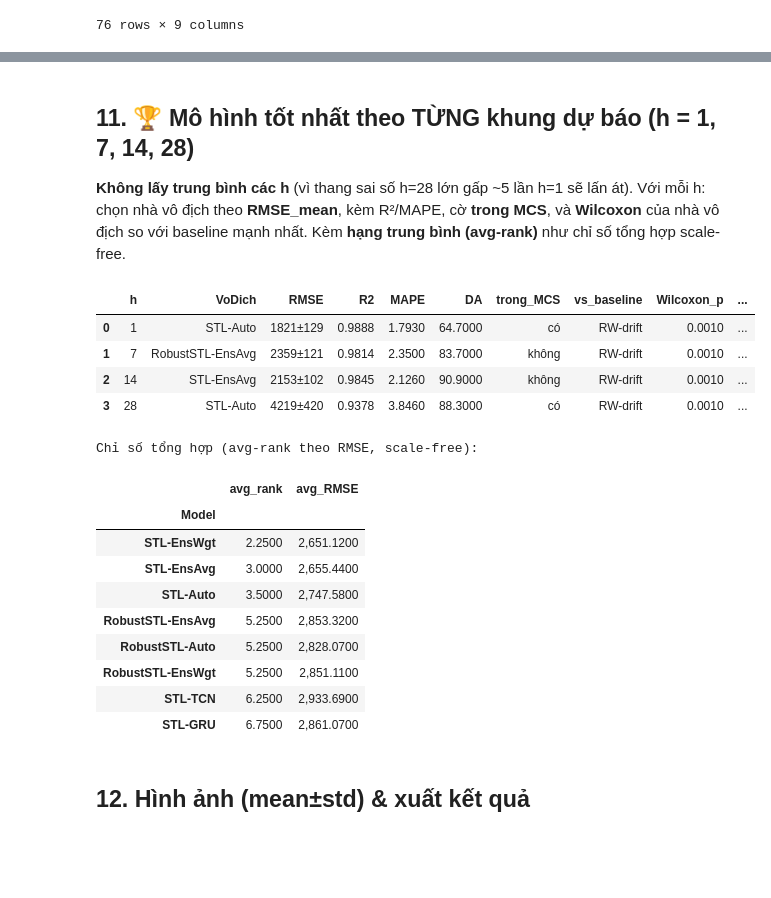
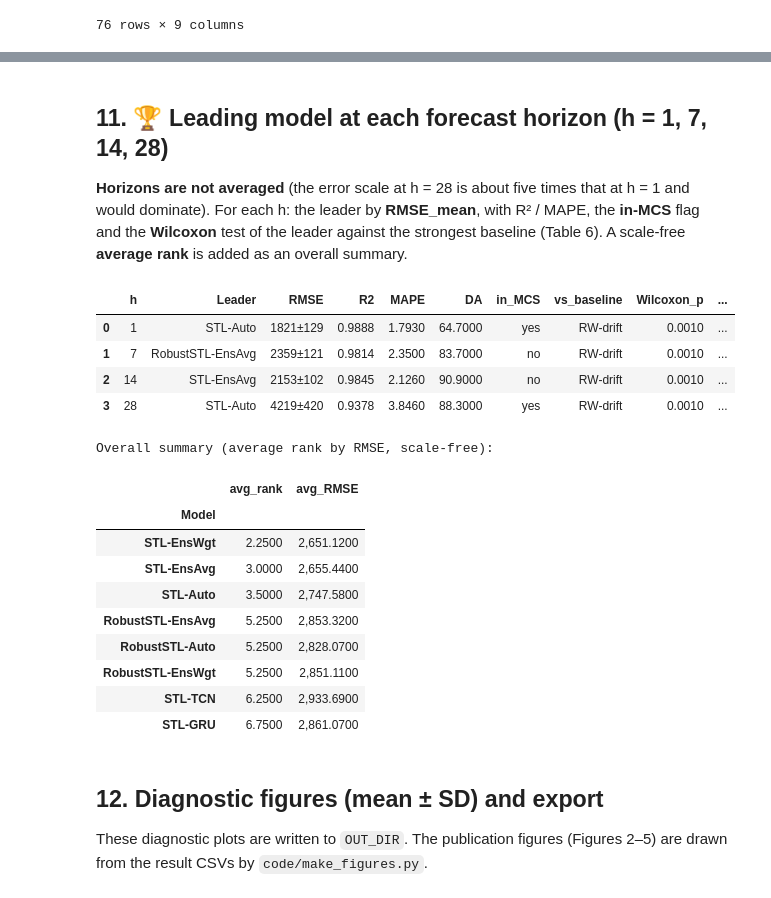
Before and after one commit to HOAHCE/Decomposition-Ensembles-for-Bitcoin-Price-Forecasting, a Jupyter notebook: code/decomposition_ensemble_experiments.ipynb, the cells around one changed output, grey strips where cells are left out. Saved outputs shown, nothing was run; the diff lists cells and outputs as text; code cells hidden in the pictures; blank space fills up the shorter version.

```diff
--- a/code/decomposition_ensemble_experiments.ipynb
+++ b/code/decomposition_ensemble_experiments.ipynb
@@ -332,6 +389,6 @@ Xong đa seed. Số mô hình: 19
 # %%
 def metrics_all_seeds(name):
-    "Trả DataFrame per-seed metrics cho 1 mô hình."
+    "Per-seed metrics of one model as a DataFrame."
     rr=[]
     for s in PRED[name]:
         for h in HZ:
@@ -350,10 +407,10 @@ for name in PRED:
 agg=pd.DataFrame(rows).sort_values(['h','RMSE_mean']).reset_index(drop=True)
 pd.set_option('display.float_format',lambda v:f'{v:,.4f}')
 display(agg); agg.to_csv(os.path.join(CONFIG['OUT_DIR'],'aggregate_mean_std.csv'),index=False)
-# ma trận RMSE_mean±std
+# model x horizon matrices of the seed means (sources of Tables 3-5)
 for met in ['RMSE','MAPE','R2']:
     piv=agg.pivot_table(index='Model',columns='h',values=f'{met}_mean')
-    piv.to_csv(os.path.join(CONFIG['OUT_DIR'],f'{met}_mean_matrix.csv')); print(f'\n== {met} (mean qua seed) =='); display(piv)
+    piv.to_csv(os.path.join(CONFIG['OUT_DIR'],f'{met}_mean_matrix.csv')); print(f'\n== {met} (mean across seeds) =='); display(piv)
 # %% [output]
 |  | Model | h | RMSE_mean | RMSE_std | MAPE_mean | MAPE_std | R2_mean | R2_std | DA_mean | TheilU_mean |
 | 0 | STL-Auto | 1 | 1,821.1662 | 128.8982 | 1.7926 | 0.1639 | 0.9888 | 0.0016 | 64.6575 | 0.8652 |
@@ -459,11 +516,11 @@ savg.to_csv(os.path.join(CONFIG['OUT_DIR'],'seed_averaged_metrics.csv'),index=Fa
 | 75 | ARIMA | 28 | 10,985.9734 | 8,365.3607 | 9.6962 | 10.1420 | 0.5821 | 1.0000 | 41.1243 |
 76 rows × 9 columns
 # %%
-# Diebold-Mariano: mô hình tốt nhất (theo RMSE_mean trung bình các h) vs baseline
+# Diebold-Mariano: best proposed model (lowest RMSE averaged over horizons) vs. each baseline (Table 7)
 if CONFIG['RUN_DM']:
     meanrmse={name:np.mean([AVGM[name][h]['RMSE'] for h in HZ]) for name in AVG}
     prop=[m for m in AVG if any(t in m for t in ['Auto','EnsWgt','EnsAvg','-TCN','-NBEATS'])]
-    best=min(prop,key=lambda m:meanrmse[m]); print('Đề xuất tốt nhất:',best)
+    best=min(prop,key=lambda m:meanrmse[m]); print('Best proposed model:',best)
     bases=[m for m in ['ARIMA','RW-drift','GRU(direct)','TCN(direct)','NBEATS(direct)'] if m in AVG]
     def es(name,h): a=AVG[name][h]; return a['y_true']-a['y_pred'],a['idx']
     rows=[]
@@ -472,7 +529,7 @@ if CONFIG['RUN_DM']:
         for b in bases:
             e2,i2=es(b,h);com=np.intersect1d(ib,i2)
             st,p=dm_test(eb[np.isin(ib,com)],e2[np.isin(i2,com)],h=h)
-            rows.append(dict(DeXuat=best,Baseline=b,h=h,DM=st,p=p,
-                KetLuan=('đề xuất tốt hơn' if st<0 and p<0.05 else 'baseline tốt hơn' if st>0 and p<0.05 else 'không khác biệt')))
+            rows.append(dict(Proposed=best,Baseline=b,h=h,DM=st,p=p,
+                Conclusion=('proposed better' if st<0 and p<0.05 else 'baseline better' if st>0 and p<0.05 else 'no difference')))
     dmt=pd.DataFrame(rows); display(dmt); dmt.to_csv(os.path.join(CONFIG['OUT_DIR'],'DM_seedavg.csv'),index=False)
 # %% [output]
@@ -597,6 +655,6 @@ Với 10 seed, Wilcoxon **hai phía** có thể đạt tới p≈0.002 (5 seed c
 # %%
 def per_seed_rmse(name):
-    "dict h-> np.array RMSE theo thứ tự SEEDS."
+    "dict h -> np.array of RMSE values in SEEDS order."
     out={h:[] for h in HZ}
     for s in SEEDS:
         for h in HZ:
@@ -611,19 +669,19 @@ for pm in prop_names:
     pr=per_seed_rmse(pm)
     for h in HZ:
         vals=pr[h]
-        for bn in det_base:                       # một mẫu
+        for bn in det_base:                       # one-sample
             br=AVGM[bn][h]['RMSE']; diff=vals-br
             try: wp=stats.wilcoxon(diff,alternative='less').pvalue if np.any(diff!=0) else np.nan
             except: wp=np.nan
-            rows.append(dict(DeXuat=pm,Baseline=bn,loai='1-mẫu',h=h,RMSE_mean=vals.mean(),RMSE_std=vals.std(),
-                base_RMSE=br,wilcoxon_p=wp,co_y_nghia=(wp<0.05 if wp==wp else False)))
-        for bn in stoch_base:                      # ghép cặp
+            rows.append(dict(Proposed=pm,Baseline=bn,test_type='one-sample',h=h,RMSE_mean=vals.mean(),RMSE_std=vals.std(),
+                base_RMSE=br,wilcoxon_p=wp,significant=(wp<0.05 if wp==wp else False)))
+        for bn in stoch_base:                      # paired
             bvals=per_seed_rmse(bn)[h]; diff=vals-bvals
             try: wp=stats.wilcoxon(vals,bvals,alternative='less').pvalue if np.any(diff!=0) else np.nan
             except: wp=np.nan
-            rows.append(dict(DeXuat=pm,Baseline=bn,loai='ghép-cặp',h=h,RMSE_mean=vals.mean(),RMSE_std=vals.std(),
-                base_RMSE=bvals.mean(),wilcoxon_p=wp,co_y_nghia=(wp<0.05 if wp==wp else False)))
+            rows.append(dict(Proposed=pm,Baseline=bn,test_type='paired',h=h,RMSE_mean=vals.mean(),RMSE_std=vals.std(),
+                base_RMSE=bvals.mean(),wilcoxon_p=wp,significant=(wp<0.05 if wp==wp else False)))
 wil=pd.DataFrame(rows); wil.to_csv(os.path.join(CONFIG['OUT_DIR'],'wilcoxon_seed.csv'),index=False)
-print('Tỉ lệ so sánh có ý nghĩa (p<0.05):',f"{wil.co_y_nghia.mean()*100:.0f}%")
+print('Share of significant comparisons (p<0.05):',f"{wil.significant.mean()*100:.0f}%")
 display(wil[wil.h.isin([1,28])].head(30))
 # %% [output]
@@ -648,39 +706,40 @@ Tỉ lệ so sánh có ý nghĩa (p<0.05): 85%
 # %% [markdown]
-## 11. 🏆 Mô hình tốt nhất theo TỪNG khung dự báo (h = 1, 7, 14, 28)
-**Không lấy trung bình các h** (vì thang sai số h=28 lớn gấp ~5 lần h=1 sẽ lấn át). Với mỗi h: chọn nhà
-vô địch theo **RMSE_mean**, kèm R²/MAPE, cờ **trong MCS**, và **Wilcoxon** của nhà vô địch so với baseline
-mạnh nhất. Kèm **hạng trung bình (avg-rank)** như chỉ số tổng hợp scale-free.
+## 11. 🏆 Leading model at each forecast horizon (h = 1, 7, 14, 28)
+**Horizons are not averaged** (the error scale at h = 28 is about five times that at h = 1 and would
+dominate). For each h: the leader by **RMSE_mean**, with R² / MAPE, the **in-MCS** flag and the
+**Wilcoxon** test of the leader against the strongest baseline (Table 6). A scale-free **average rank**
+is added as an overall summary.
 # %%
 champ=[]
 for h in HZ:
     sub=agg[agg.h==h].sort_values('RMSE_mean')
     win=sub.iloc[0]; name=win.Model
-    # baseline mạnh nhất (RMSE nhỏ nhất trong nhóm baseline) để kiểm định
+    # strongest baseline (lowest RMSE among the baselines) used for the test
     base_pool=[m for m in ['ARIMA','RW-drift','GRU(direct)','TCN(direct)','NBEATS(direct)'] if m in PRED]
     bestbase=min(base_pool,key=lambda m:AVGM[m][h]['RMSE'])
-    wrow=wil[(wil.DeXuat==name)&(wil.Baseline==bestbase)&(wil.h==h)]
+    wrow=wil[(wil.Proposed==name)&(wil.Baseline==bestbase)&(wil.h==h)]
     wp=float(wrow.wilcoxon_p.values[0]) if len(wrow) else np.nan
-    champ.append(dict(h=h, VoDich=name, RMSE=f"{win.RMSE_mean:.0f}±{win.RMSE_std:.0f}",
+    champ.append(dict(h=h, Leader=name, RMSE=f"{win.RMSE_mean:.0f}±{win.RMSE_std:.0f}",
         R2=round(win.R2_mean,4), MAPE=round(win.MAPE_mean,3), DA=round(win.DA_mean,1),
-        trong_MCS=('có' if name in MCS_INCL.get(h,[]) else 'không'),
+        in_MCS=('yes' if name in MCS_INCL.get(h,[]) else 'no'),
         vs_baseline=bestbase, Wilcoxon_p=round(wp,4) if wp==wp else np.nan,
-        hon_baseline=('có (p<0.05)' if wp==wp and wp<0.05 else 'chưa rõ'),
+        beats_baseline=('yes (p<0.05)' if wp==wp and wp<0.05 else 'unclear'),
         Top3=', '.join(f'{r.Model}({r.RMSE_mean:.0f})' for _,r in sub.head(3).iterrows())))
 champ_df=pd.DataFrame(champ); display(champ_df); champ_df.to_csv(os.path.join(CONFIG['OUT_DIR'],'best_per_horizon.csv'),index=False)
 
-# hạng trung bình (scale-free) như chỉ số tổng hợp
+# average rank by RMSE (scale-free) as an overall summary
 piv=agg.pivot_table(index='Model',columns='h',values='RMSE_mean')
 rank=piv.rank(axis=0)
 summ=pd.DataFrame({'avg_rank':rank.mean(axis=1),'avg_RMSE':piv.mean(axis=1)}).sort_values('avg_rank')
-print('\nChỉ số tổng hợp (avg-rank theo RMSE, scale-free):'); display(summ.head(8).round(2))
+print('\nOverall summary (average rank by RMSE, scale-free):'); display(summ.head(8).round(2))
 summ.to_csv(os.path.join(CONFIG['OUT_DIR'],'overall_rank.csv'))
 # %% [output]
-|  | h | VoDich | RMSE | R2 | MAPE | DA | trong_MCS | vs_baseline | Wilcoxon_p | ... |
-| 0 | 1 | STL-Auto | 1821±129 | 0.9888 | 1.7930 | 64.7000 | có | RW-drift | 0.0010 | ... |
-| 1 | 7 | RobustSTL-EnsAvg | 2359±121 | 0.9814 | 2.3500 | 83.7000 | không | RW-drift | 0.0010 | ... |
-| 2 | 14 | STL-EnsAvg | 2153±102 | 0.9845 | 2.1260 | 90.9000 | không | RW-drift | 0.0010 | ... |
-| 3 | 28 | STL-Auto | 4219±420 | 0.9378 | 3.8460 | 88.3000 | có | RW-drift | 0.0010 | ... |
+|  | h | Leader | RMSE | R2 | MAPE | DA | in_MCS | vs_baseline | Wilcoxon_p | ... |
+| 0 | 1 | STL-Auto | 1821±129 | 0.9888 | 1.7930 | 64.7000 | yes | RW-drift | 0.0010 | ... |
+| 1 | 7 | RobustSTL-EnsAvg | 2359±121 | 0.9814 | 2.3500 | 83.7000 | no | RW-drift | 0.0010 | ... |
+| 2 | 14 | STL-EnsAvg | 2153±102 | 0.9845 | 2.1260 | 90.9000 | no | RW-drift | 0.0010 | ... |
+| 3 | 28 | STL-Auto | 4219±420 | 0.9378 | 3.8460 | 88.3000 | yes | RW-drift | 0.0010 | ... |
-Chỉ số tổng hợp (avg-rank theo RMSE, scale-free):
+Overall summary (average rank by RMSE, scale-free):
 |  | avg_rank | avg_RMSE |
 | Model |  |  |
 | STL-EnsWgt | 2.2500 | 2,651.1200 |
@@ -692,7 +751,9 @@ Chỉ số tổng hợp (avg-rank theo RMSE, scale-free):
 | STL-TCN | 6.2500 | 2,933.6900 |
 | STL-GRU | 6.7500 | 2,861.0700 |
 # %% [markdown]
-## 12. Hình ảnh (mean±std) & xuất kết quả
+## 12. Diagnostic figures (mean ± SD) and export
+These diagnostic plots are written to `OUT_DIR`. The publication figures (Figures 2–5) are drawn from
+the result CSVs by `code/make_figures.py`.
 # %%
 piv_m=agg.pivot_table(index='Model',columns='h',values='R2_mean')
 piv_s=agg.pivot_table(index='Model',columns='h',values='R2_std')
```
Also changed, not shown: parts of 27 cells of this notebook, 33 other files.
